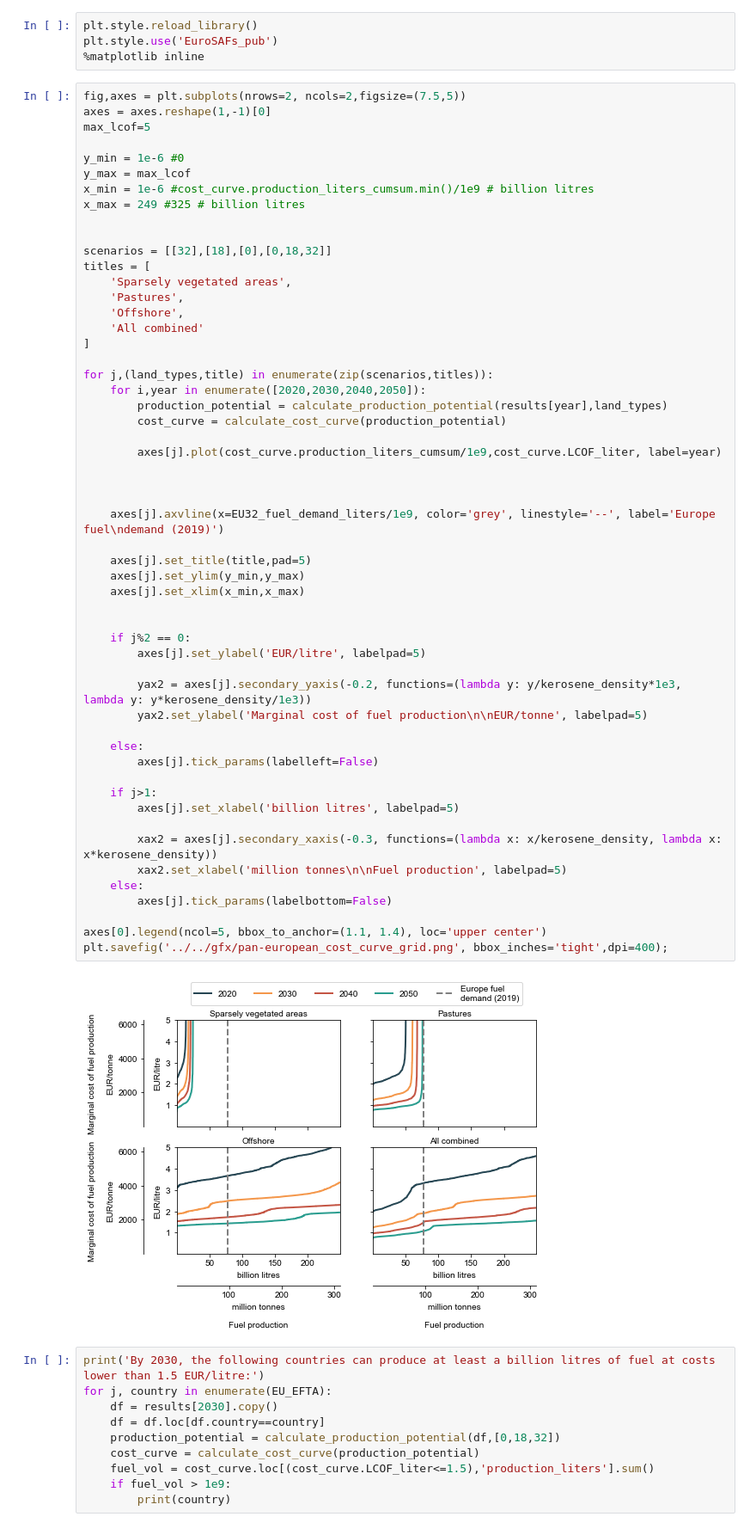
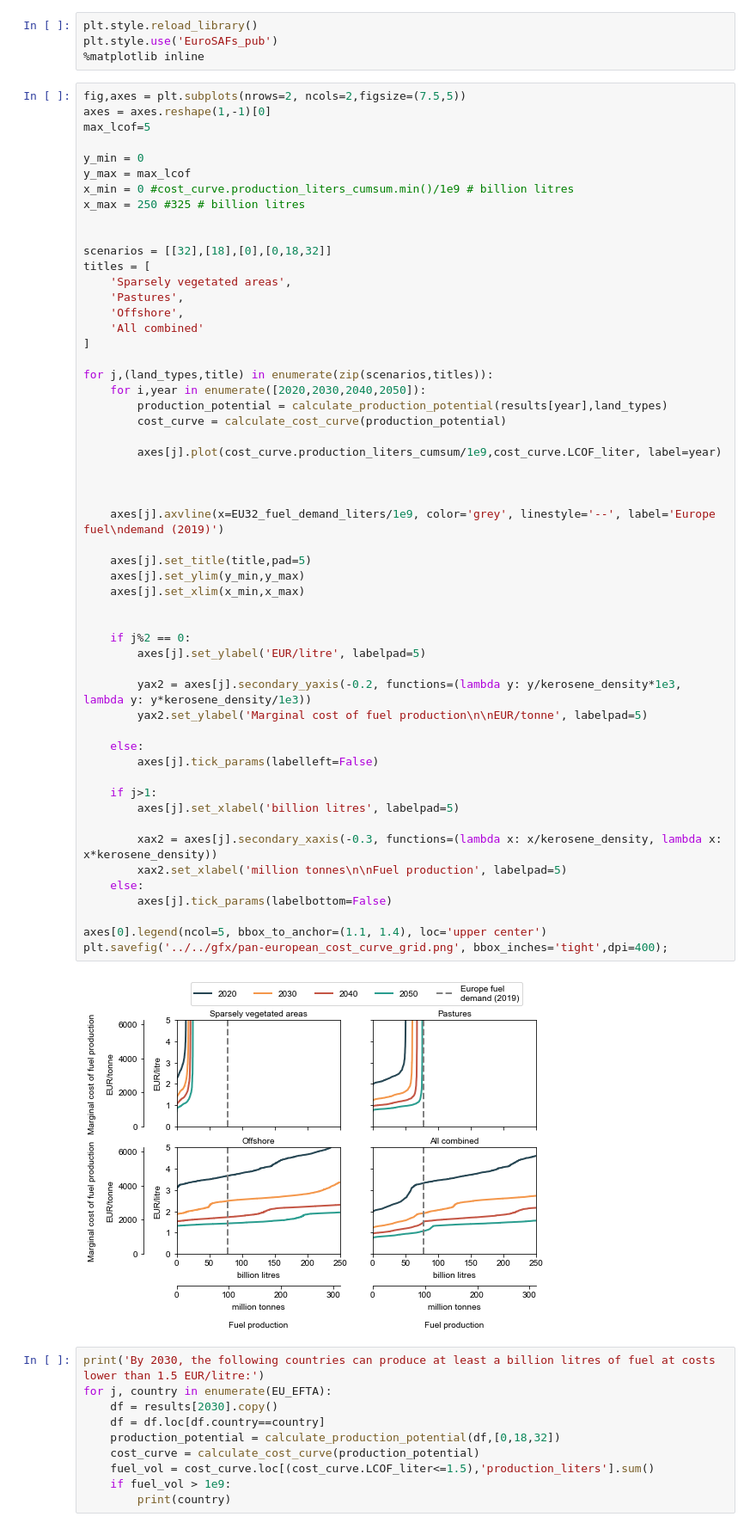
Before and after one commit to kwdseymour/EuroSAFs, a Jupyter notebook: scripts/analysis/cost_curve.ipynb, the cells around one changed output. Shown at 86% size. Drawn from its saved outputs; the diff is of its cells as text.

```diff
--- a/scripts/analysis/cost_curve.ipynb
+++ b/scripts/analysis/cost_curve.ipynb
@@ -113,10 +113,10 @@ fig,axes = plt.subplots(nrows=2, ncols=2,figsize=(7.5,5))
 axes = axes.reshape(1,-1)[0]
 max_lcof=5
 
-y_min = 1e-6 #0
+y_min = 0
 y_max = max_lcof
-x_min = 1e-6 #cost_curve.production_liters_cumsum.min()/1e9 # billion litres
-x_max = 249 #325 # billion litres
+x_min = 0 #cost_curve.production_liters_cumsum.min()/1e9 # billion litres
+x_max = 250 #325 # billion litres
 
 
 scenarios = [[32],[18],[0],[0,18,32]]
@@ -136,34 +136,34 @@ for j,(land_types,title) in enumerate(zip(scenarios,titles)):
 
 
 
     axes[j].axvline(x=EU32_fuel_demand_liters/1e9, color='grey', linestyle='--', label='Europe fuel\ndemand (2019)')
 
     axes[j].set_title(title,pad=5)
     axes[j].set_ylim(y_min,y_max)
     axes[j].set_xlim(x_min,x_max)
 
 
     if j%2 == 0:
         axes[j].set_ylabel('EUR/litre', labelpad=5)
 
         yax2 = axes[j].secondary_yaxis(-0.2, functions=(lambda y: y/kerosene_density*1e3, lambda y: y*kerosene_density/1e3))
         yax2.set_ylabel('Marginal cost of fuel production\n\nEUR/tonne', labelpad=5)
 
     else:
         axes[j].tick_params(labelleft=False)
 
     if j>1:
         axes[j].set_xlabel('billion litres', labelpad=5)
 
         xax2 = axes[j].secondary_xaxis(-0.3, functions=(lambda x: x/kerosene_density, lambda x: x*kerosene_density))
         xax2.set_xlabel('million tonnes\n\nFuel production', labelpad=5)
     else:
         axes[j].tick_params(labelbottom=False)
 
 axes[0].legend(ncol=5, bbox_to_anchor=(1.1, 1.4), loc='upper center')
 plt.savefig('../../gfx/pan-european_cost_curve_grid.png', bbox_inches='tight',dpi=400);
 # %% [output]
-[figure, old version]
+[figure, new version]
 # %%
 print('By 2030, the following countries can produce at least a billion litres of fuel at costs lower than 1.5 EUR/litre:')
 for j, country in enumerate(EU_EFTA):
```
Also changed, not shown: 3 other files.
